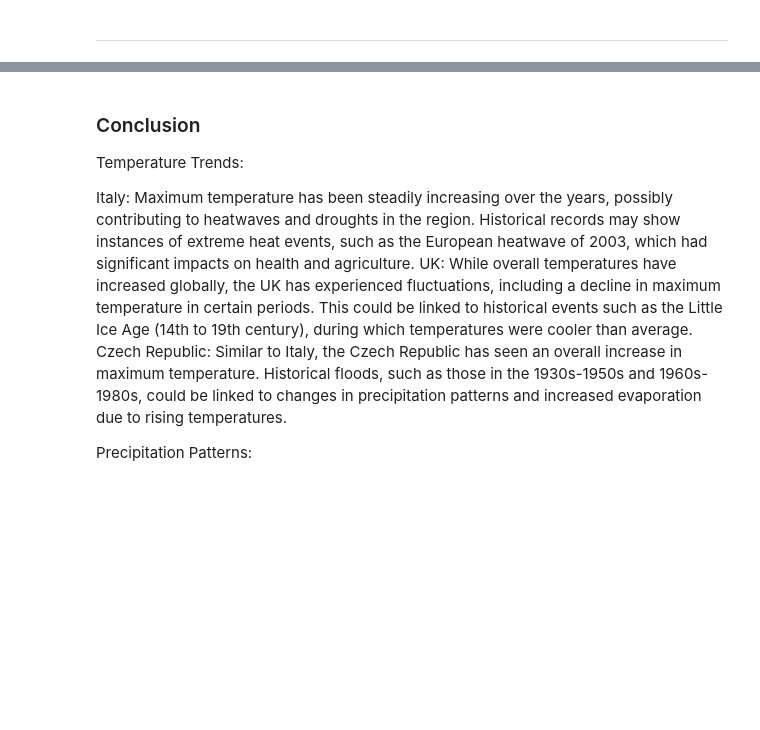
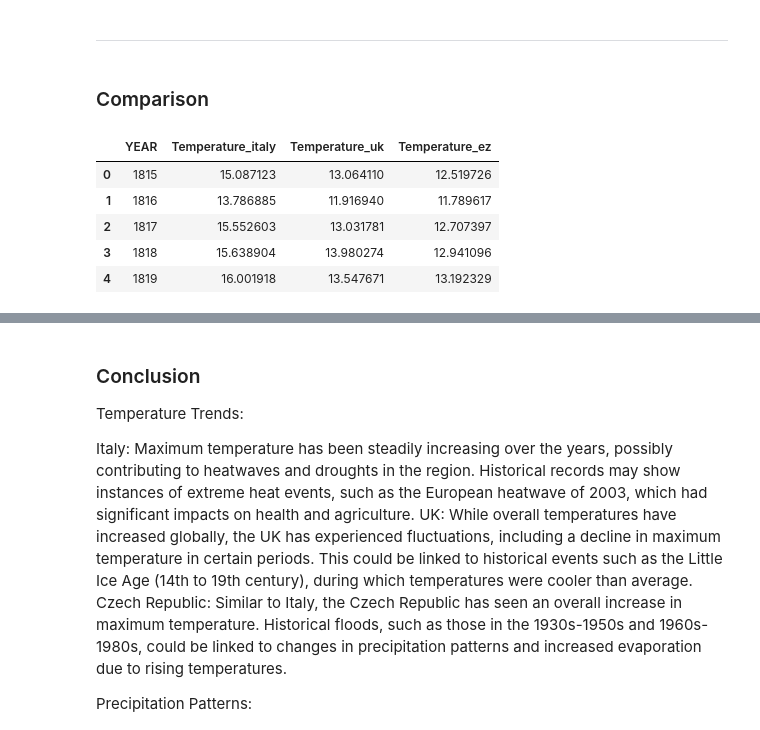
Before and after one commit to LeliaE/climateScience, a Jupyter notebook: Weather_Report.ipynb, the cells around one changed output, grey strips where cells are left out. Drawn from its saved outputs; the diff is of its cells as text; code cells hidden in the pictures; blank space fills up the shorter version.

```diff
--- a/Weather_Report.ipynb
+++ b/Weather_Report.ipynb
@@ -614,0 +635,14 @@ def plot_temp_difference(df):
+# %%
+def temperature_max(df):
+
+  """This function will return a dataframe with the maximum temperature accros the years for a given country"""
+
+  temperature_data = df[df['ELEMENT'] == 'TMAX']
+  temperature_data['Temperature'] = temperature_data['DATA VALUE'] / 10
+  temperature_data.loc[temperature_data['Temperature'] > 99, 'Temperature'] = np.nan
+  temperature_data['MONTH'] = temperature_data['DATE'].apply(lambda x: int(str(x)[4:6]))
+  average_temperature_mean = temperature_data.groupby(['YEAR', 'MONTH'])['Temperature'].transform('mean')
+  temperature_data['Temperature'].fillna(average_temperature_mean, inplace=True)
+  average_temperature = temperature_data.groupby('YEAR')['Temperature'].mean().reset_index()
+
+  return average_temperature
@@ -754,3 +836,23 @@ Element 'PSUN' not found in the DataFrame.
 [figure]
 # %% [markdown]
 ------------
+# %% [markdown]
+### Comparison
+# %%
+italy_temp_max = temperature_max(italy_df)
+uk_temp_max = temperature_max(uk_df)
+ez_temp_max = temperature_max(ez_df)
+# %%
+merged_df = (
+        italy_temp_max.merge(uk_temp_max, on='YEAR', suffixes=('_italy', '_uk'), how = 'inner')
+                .merge(ez_temp_max, on='YEAR', suffixes=('_uk', '_ez'), how = 'inner')
+    )
+merged_df.rename(columns={'Temperature': 'Temperature_ez'}, inplace=True)
+merged_df.head()
+# %% [output]
+|  | YEAR | Temperature_italy | Temperature_uk | Temperature_ez |
+| 0 | 1815 | 15.087123 | 13.064110 | 12.519726 |
+| 1 | 1816 | 13.786885 | 11.916940 | 11.789617 |
+| 2 | 1817 | 15.552603 | 13.031781 | 12.707397 |
+| 3 | 1818 | 15.638904 | 13.980274 | 12.941096 |
+| 4 | 1819 | 16.001918 | 13.547671 | 13.192329 |
```
Also changed, not shown: parts of 10 cells of this notebook.
